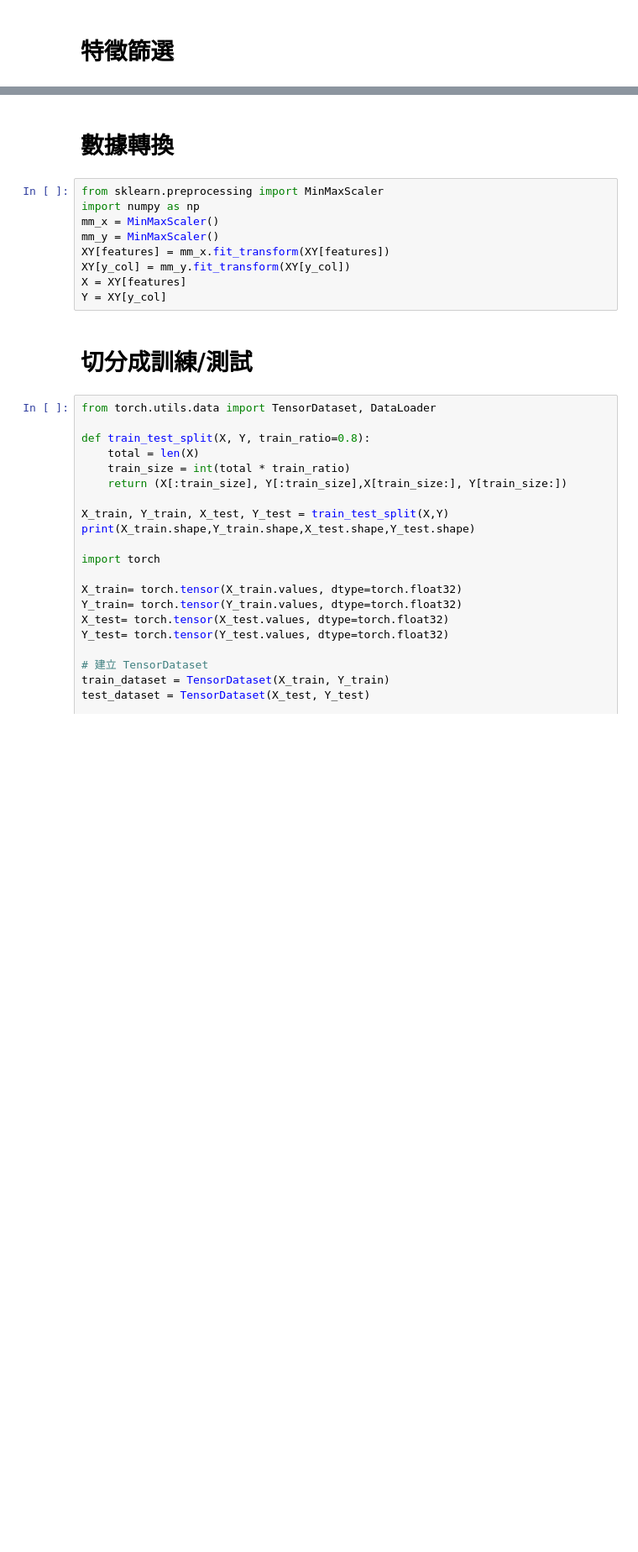
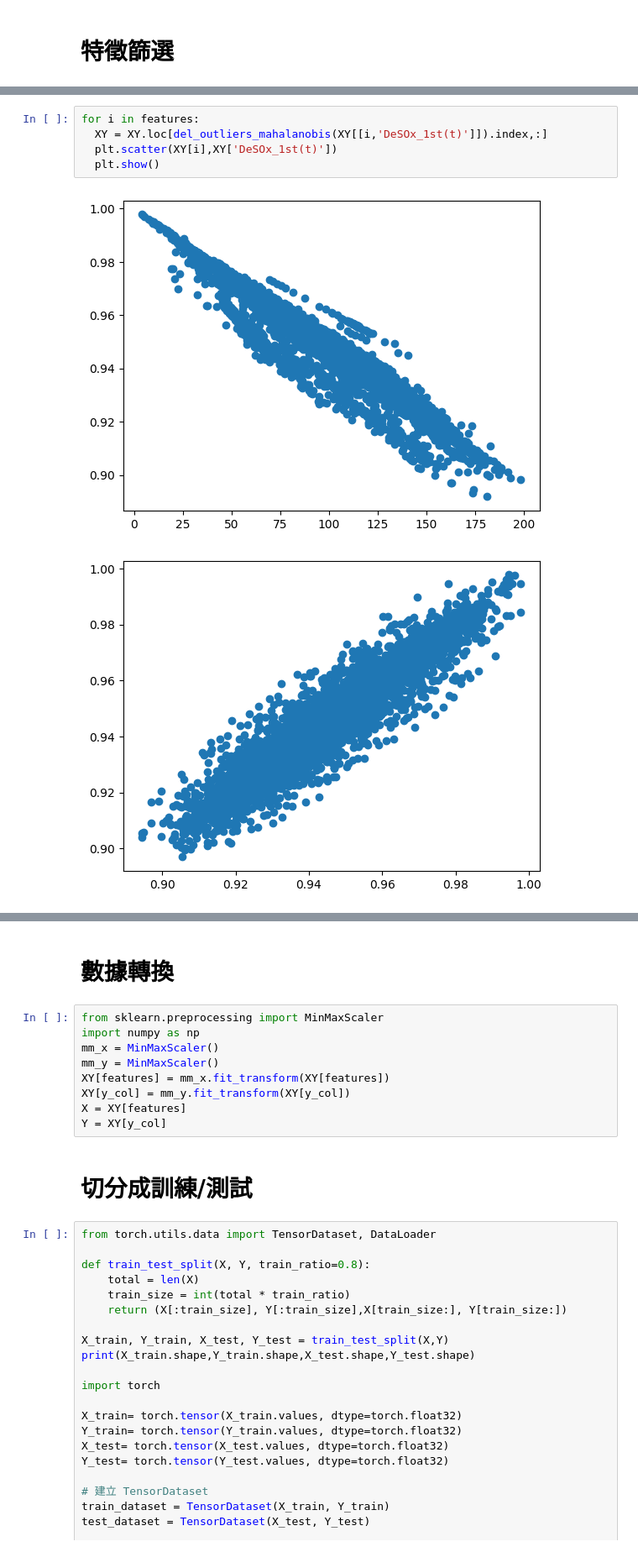
Before and after one commit to skywalker0803r/CFB, a Jupyter notebook: NARX第一段脫硫效率.ipynb, the cells around one changed output, grey strips where cells are left out. Shown at 84% size. Cells and saved outputs as stored; diff of their text form; blank space fills up the shorter version.

```diff
--- a/NARX第一段脫硫效率.ipynb
+++ b/NARX第一段脫硫效率.ipynb
@@ -376,0 +423,8 @@ print(y_col)
+# %%
+for i in features:
+  XY = XY.loc[del_outliers_mahalanobis(XY[[i,'DeSOx_1st(t)']]).index,:]
+  plt.scatter(XY[i],XY['DeSOx_1st(t)'])
+  plt.show()
+# %% [output]
+[figure, added]
+[figure, added]
```
Also changed, not shown: parts of 12 cells of this notebook.
